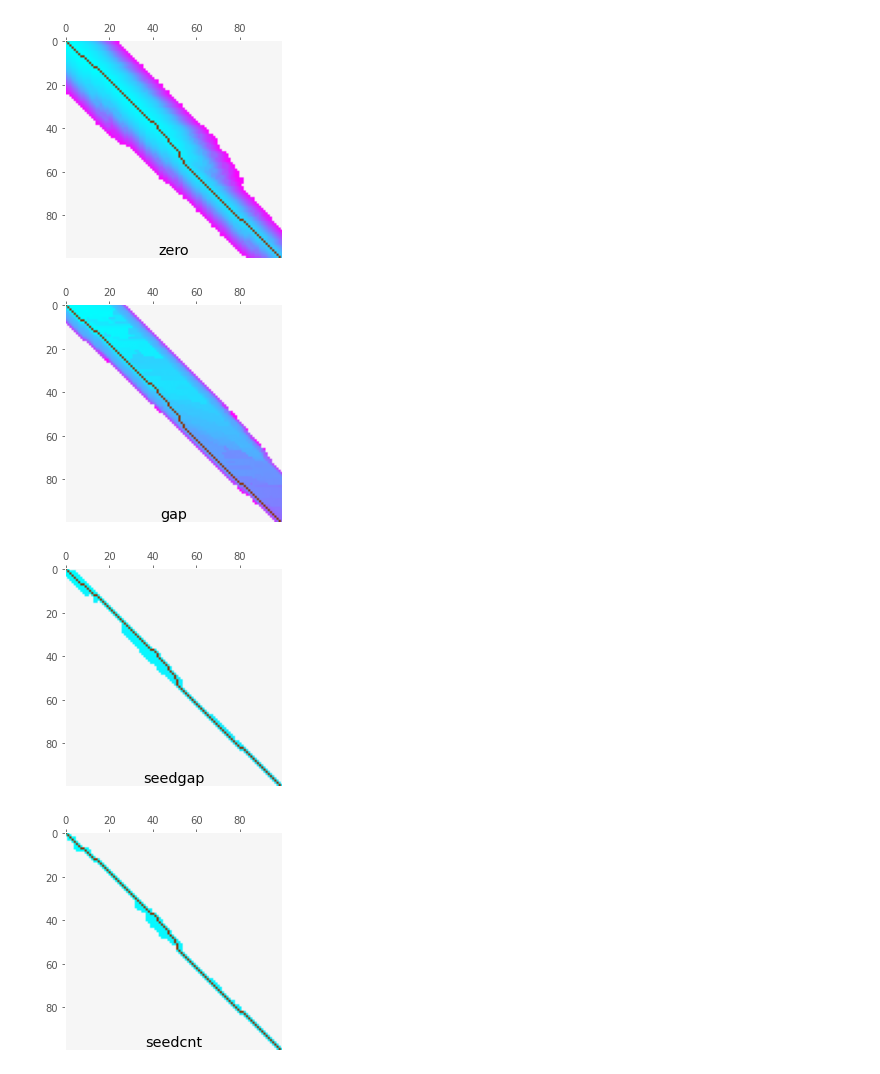
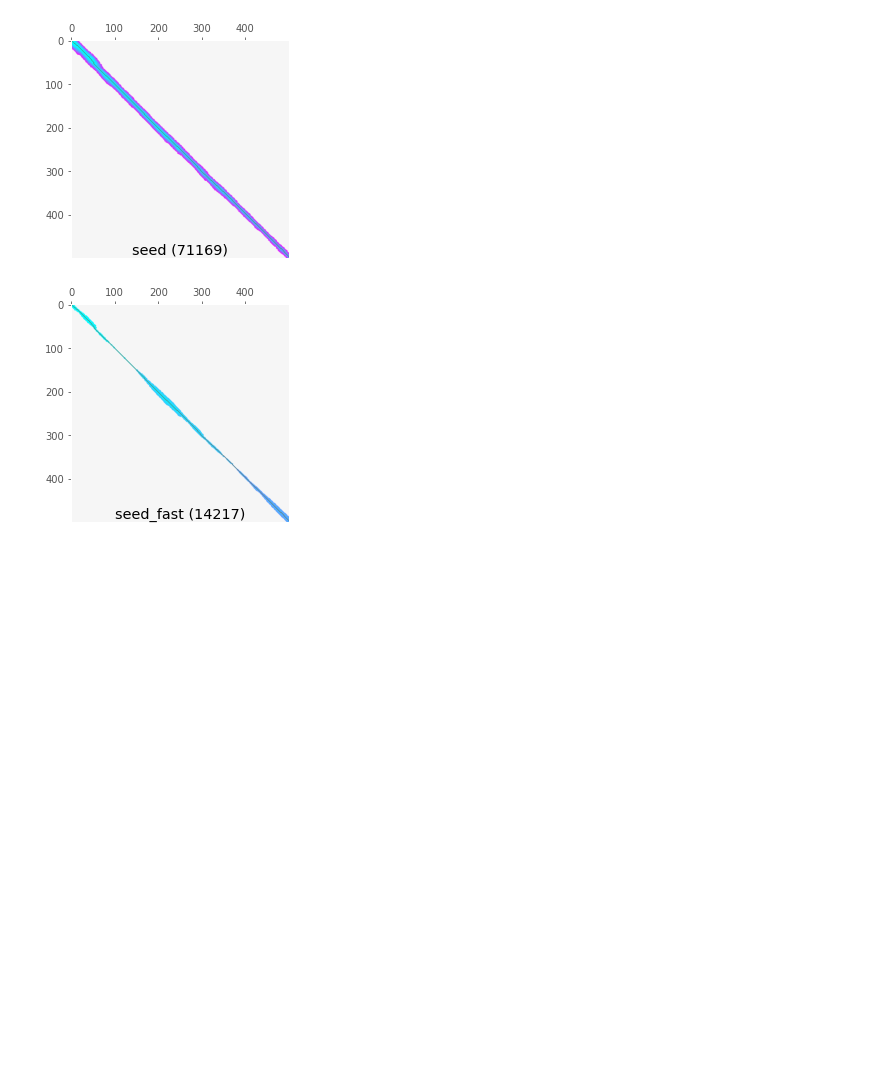
Before and after one commit to RagnarGrootKoerkamp/astar-pairwise-aligner, a Jupyter notebook: evals/visualize-explored.ipynb, the cells around one changed output. Saved outputs shown, nothing was run; the diff lists cells and outputs as text; code cells hidden in the pictures; blank space fills up the shorter version.

Commit message:
+explored states on plots

```diff
--- a/evals/visualize-explored.ipynb
+++ b/evals/visualize-explored.ipynb
@@ -13,9 +13,7 @@ INF = 999999
 
 def plot_explored(f, steps=-1, box=INF):
     explored = pd.read_csv(f, delimiter=',', dtype=None)
-    #display(explored)
-    #explored = np.genfromtxt(f, skip_header=1, delimiter=',', dtype=None)
-    #display(explored)
+    total_explored = len(explored.index)
 
     if steps == -1:
         max_steps = len(explored)
@@ -45,21 +43,24 @@ def plot_explored(f, steps=-1, box=INF):
 
     fig, ax = plt.subplots()
     title = f.stem
-    ax.set_title(title, y=-0.01)
+    ax.set_title('{} ({})'.format(title, total_explored), y=-0.01)
     ax.xaxis.tick_top()
     ax.grid(False)
+
     ax.imshow(img)
     fig.savefig('imgs/'+title+'.png')
 # %%
-d = Path('../')
+d = Path('stats/')
 min_steps = 10000000
-for f in list(d.glob('*.csv')):
-    explored = np.genfromtxt(f, skip_header=1, delimiter=',', dtype=None)
+all_files = list(d.glob('*.csv'))
+some_files = [d/'seed.csv', d/'seed_fast.csv']
+
+files = some_files
+for f in files:
+    explored = pd.read_csv(f, delimiter=',', dtype=None)
     min_steps = min(min_steps, len(explored))
-for f in list(d.glob('*.csv')):
-    plot_explored(f, box=100, steps=min_steps)
+for f in files:
+    plot_explored(f, box=500, steps=min_steps)
 # %% [output]
-[figure, old version]
+[figure, new version]
-[figure, old version]
+[figure, new version]
-[figure, removed]
-[figure, removed]
```
Also changed, not shown: parts of 1 cell of this notebook, 7 other files.
